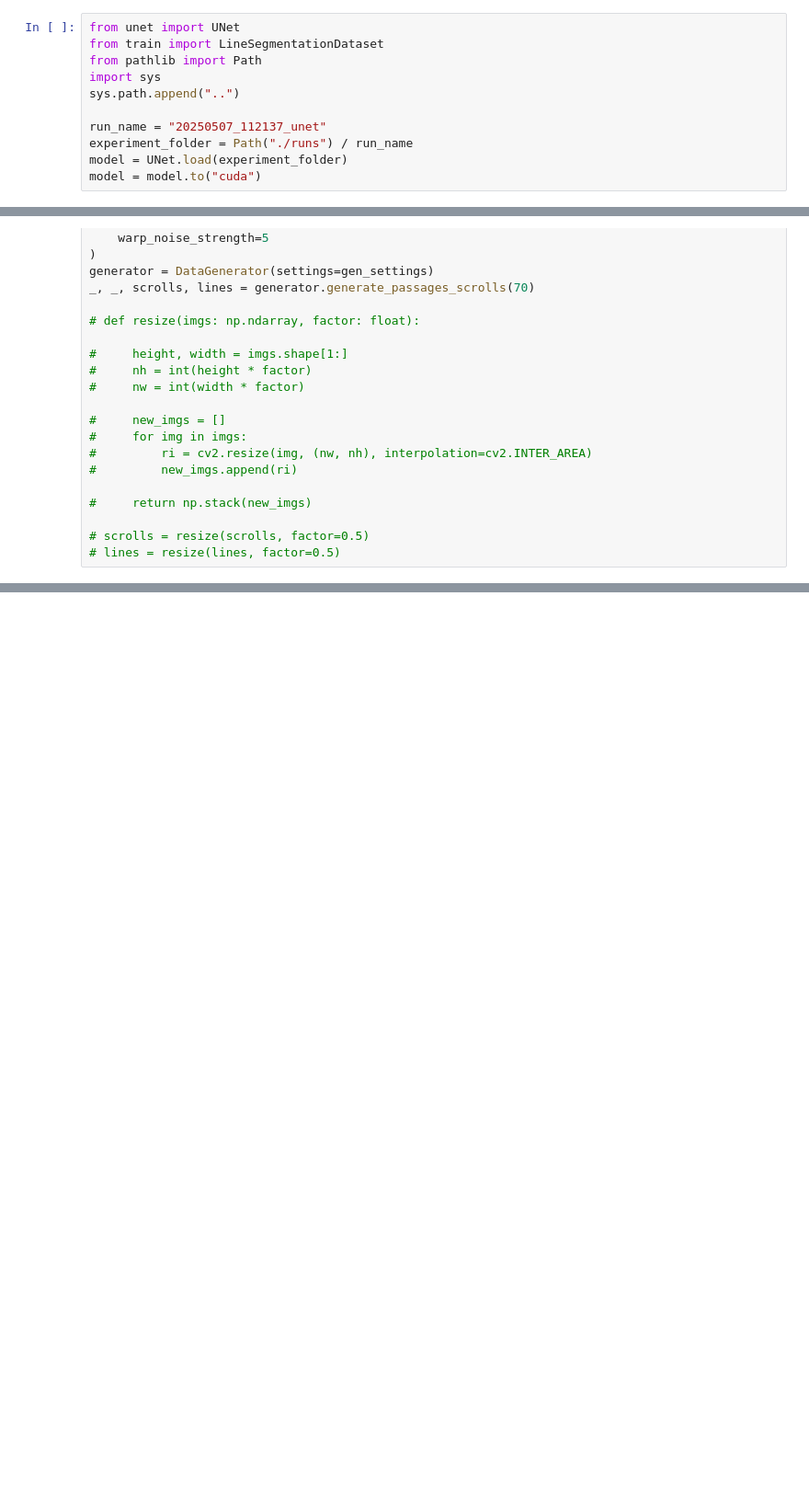
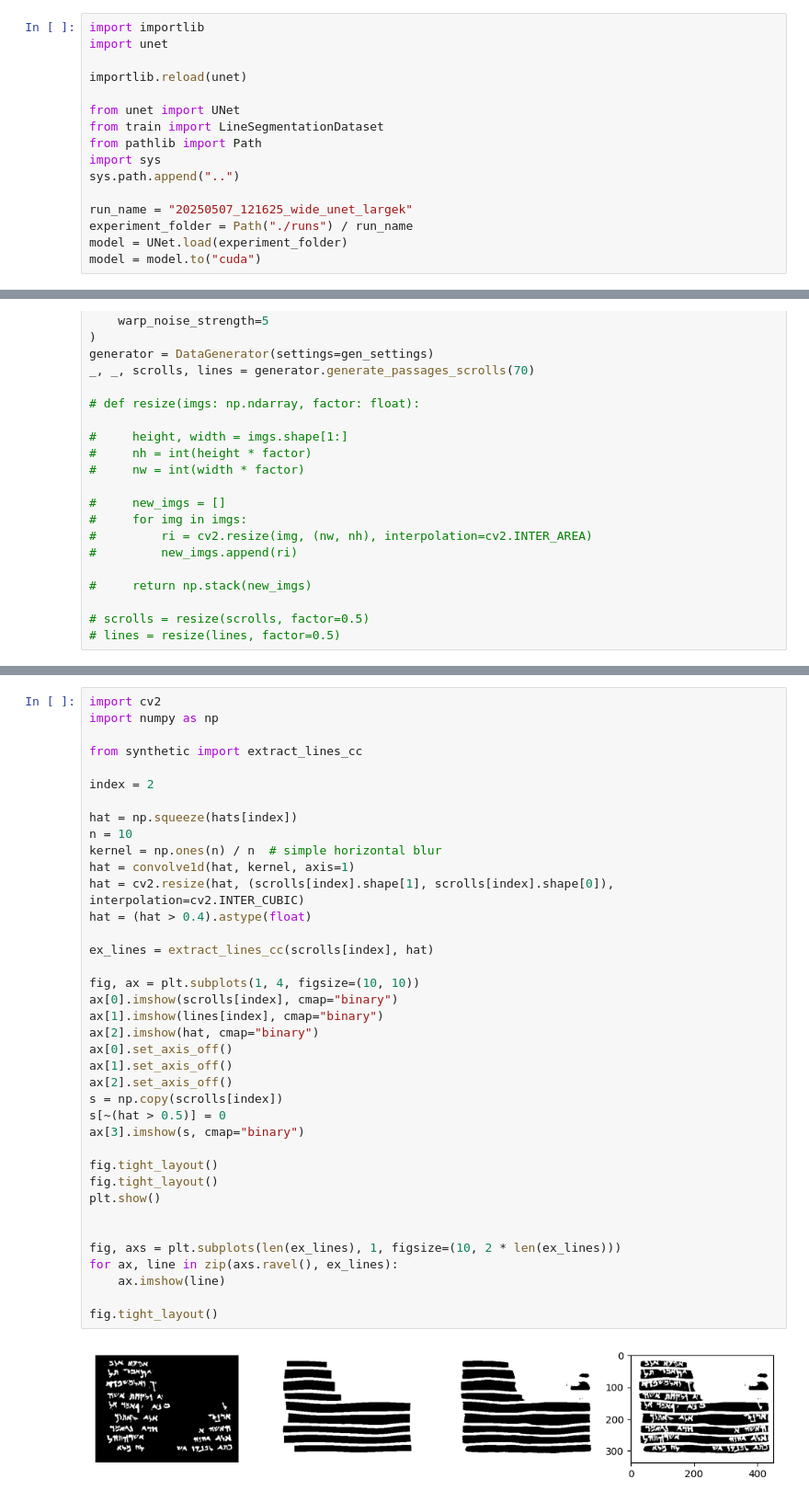
Before and after one commit to DeLnlyMthrLvr/DeadSeaScrolls, a Jupyter notebook: linesegmentation/eval.ipynb, the cells around one changed output, grey strips where cells are left out. Shown at 92% size. Drawn from its saved outputs; the diff is of its cells as text; blank space fills up the shorter version.

```diff
--- a/linesegmentation/eval.ipynb
+++ b/linesegmentation/eval.ipynb
@@ -1,11 +1,16 @@
 # %%
+import importlib
+import unet
+
+importlib.reload(unet)
+
 from unet import UNet
 from train import LineSegmentationDataset
 from pathlib import Path
 import sys
 sys.path.append("..")
 
-run_name = "20250507_112137_unet"
+run_name = "20250507_121625_wide_unet_largek"
 experiment_folder = Path("./runs") / run_name
 model = UNet.load(experiment_folder)
 model = model.to("cuda")
@@ -124,0 +110,40 @@ plt.show()
+# %%
+import cv2
+import numpy as np
+
+from synthetic import extract_lines_cc
+
+index = 2
+
+hat = np.squeeze(hats[index])
+n = 10
+kernel = np.ones(n) / n  # simple horizontal blur
+hat = convolve1d(hat, kernel, axis=1)
+hat = cv2.resize(hat, (scrolls[index].shape[1], scrolls[index].shape[0]), interpolation=cv2.INTER_CUBIC)
+hat = (hat > 0.4).astype(float)
+
+ex_lines = extract_lines_cc(scrolls[index], hat)
+
+fig, ax = plt.subplots(1, 4, figsize=(10, 10))
+ax[0].imshow(scrolls[index], cmap="binary")
+ax[1].imshow(lines[index], cmap="binary")
+ax[2].imshow(hat, cmap="binary")
+ax[0].set_axis_off()
+ax[1].set_axis_off()
+ax[2].set_axis_off()
+s = np.copy(scrolls[index])
+s[~(hat > 0.5)] = 0
+ax[3].imshow(s, cmap="binary")
+
+fig.tight_layout()
+fig.tight_layout()
+plt.show()
+
+
+fig, axs = plt.subplots(len(ex_lines), 1, figsize=(10, 2 * len(ex_lines)))
+for ax, line in zip(axs.ravel(), ex_lines):
+    ax.imshow(line)
+
+fig.tight_layout()
+# %% [output]
+[figure, added]
```
Also changed, not shown: parts of 11 cells of this notebook, 3 other files.
